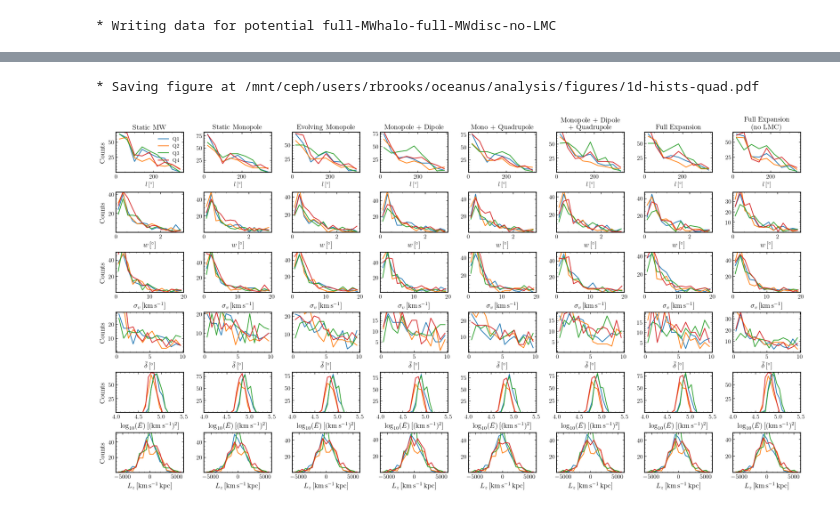
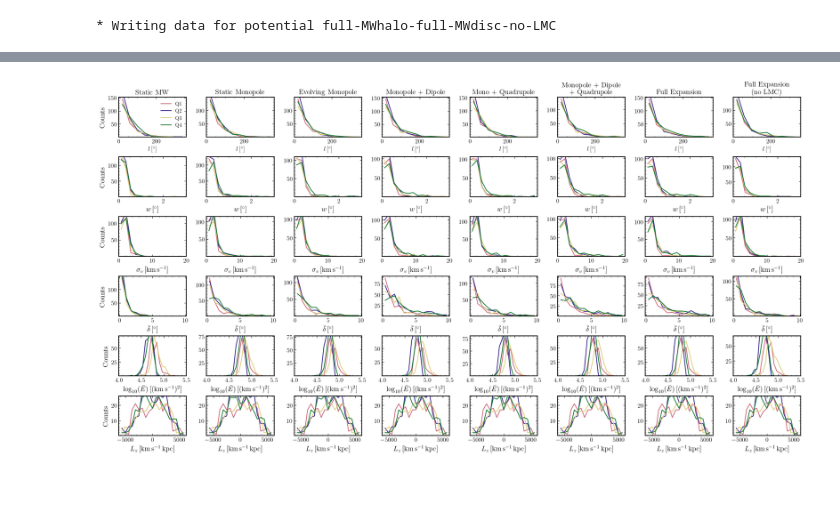
Before and after one commit to dc-broo3/oceanus, a Jupyter notebook: analysis/datamining.ipynb, the cells around one changed output, grey strips where cells are left out. Drawn from its saved outputs; the diff is of its cells as text; code cells hidden in the pictures; blank space fills up the shorter version.

```diff
--- a/analysis/datamining.ipynb
+++ b/analysis/datamining.ipynb
@@ -320,0 +446,5 @@ plt_1dhists(path, plotname, True)
+# %%
+path = '/mnt/ceph/users/rbrooks/oceanus/analysis/stream-runs/combined-files/plotting_data/1024-dthalfMyr-10rpmin-75ramax/'
+plotname= '1d-hists-reltostatic'
+
+plt_1dhists_reltostatic(path, plotname, True)
@@ -437,15 +570,14 @@ def plt_1dhists_quadrants(path, plotname, savefig=False):
     if savefig==False:
         return
     elif savefig==True:
-        savepath = '/mnt/ceph/users/rbrooks/oceanus/analysis/figures/{}'.format(plotname)
+        savepath = '/mnt/ceph/users/rbrooks/oceanus/analysis/figures/histograms/{}'.format(plotname)
         print('* Saving figure at {}.pdf'.format(savepath))
         plt.savefig(savepath)
     # plt.close()
 # %%
-path = '/mnt/ceph/users/rbrooks/oceanus/analysis/stream-runs/combined-files/plotting_data/'
+path = '/mnt/ceph/users/rbrooks/oceanus/analysis/stream-runs/combined-files/plotting_data/1024-dthalfMyr-10rpmin-75ramax/'
 plotname= '1d-hists-quad'
 
-plt_1dhists_quadrants(path, plotname, True)
+plt_1dhists_quadrants(path, plotname, False)
 # %% [output]
-* Saving figure at /mnt/ceph/users/rbrooks/oceanus/analysis/figures/1d-hists-quad.pdf
-[figure, old version]
+[figure, new version]
```
Also changed, not shown: parts of 6 cells of this notebook, 19 other files.
